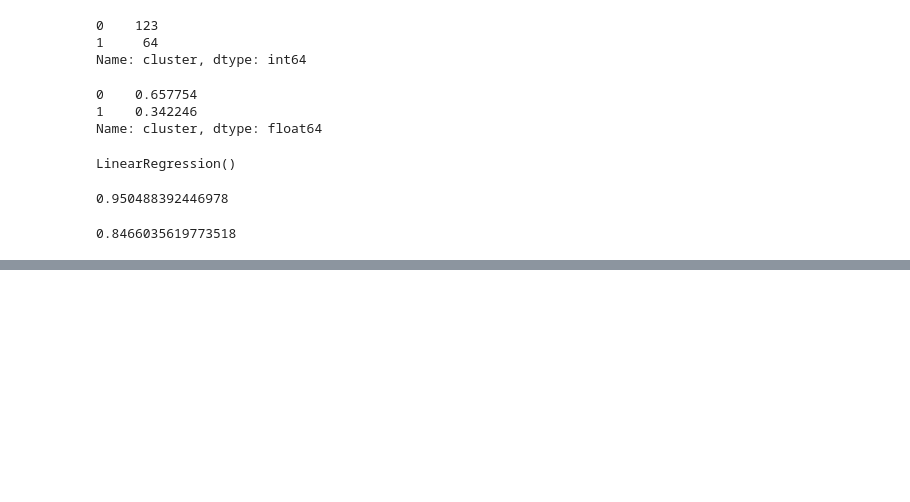
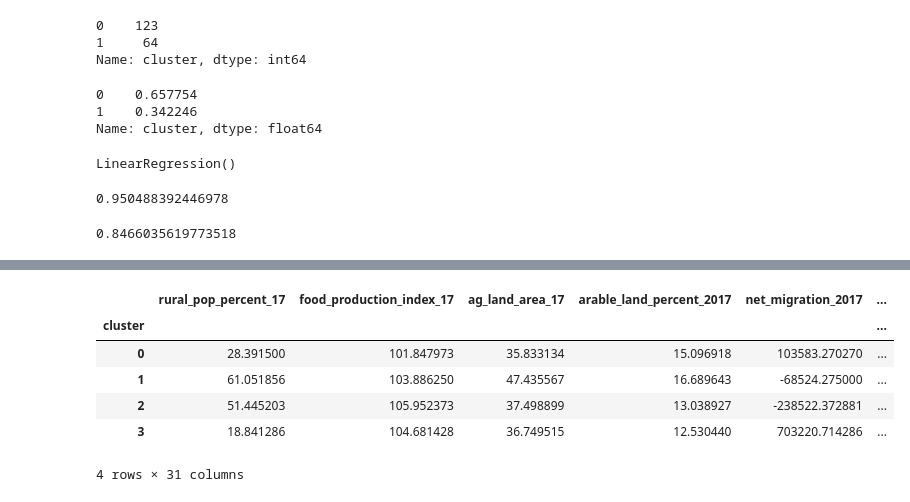
Before and after one commit to pemurp19/Predicting-HDI---Human-Development-Indicators, a Jupyter notebook: code/Clustering.ipynb, the cells around one changed output, grey strips where cells are left out. Saved outputs shown, nothing was run; the diff lists cells and outputs as text; code cells hidden in the pictures; blank space fills up the shorter version.

```diff
--- a/code/Clustering.ipynb
+++ b/code/Clustering.ipynb
@@ -235,0 +266,12 @@ lr.score(X_test, y_test)
+# %%
+df['cluster'] = km.labels_
+# %%
+df.groupby('cluster').mean()
+# %% [output]
+|  | rural_pop_percent_17 | food_production_index_17 | ag_land_area_17 | arable_land_percent_2017 | net_migration_2017 | ... |
+| cluster |  |  |  |  |  | ... |
+| 0 | 28.391500 | 101.847973 | 35.833134 | 15.096918 | 103583.270270 | ... |
+| 1 | 61.051856 | 103.886250 | 47.435567 | 16.689643 | -68524.275000 | ... |
+| 2 | 51.445203 | 105.952373 | 37.498899 | 13.038927 | -238522.372881 | ... |
+| 3 | 18.841286 | 104.681428 | 36.749515 | 12.530440 | 703220.714286 | ... |
+4 rows × 31 columns
```
Also changed, not shown: parts of 21 cells of this notebook, 2 other files.
